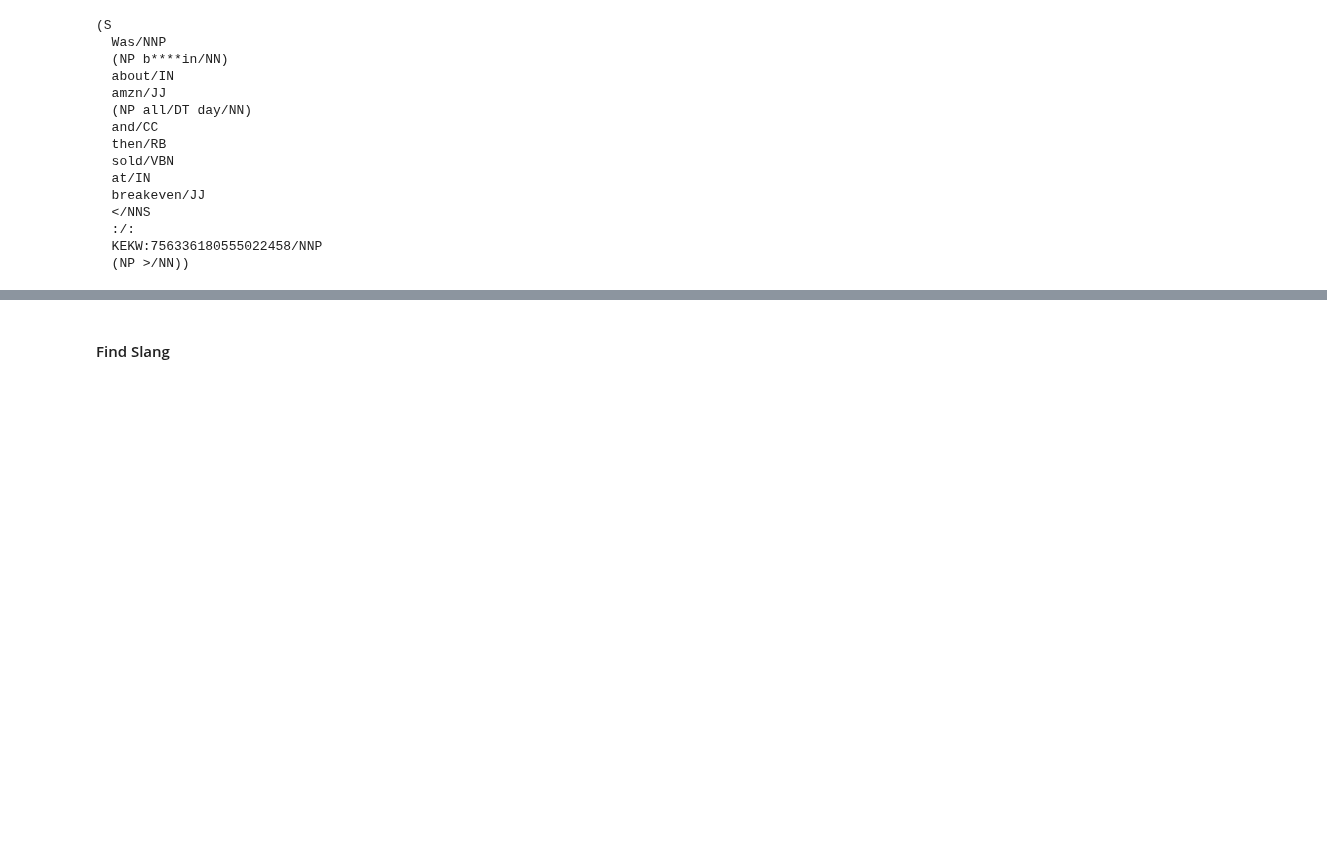
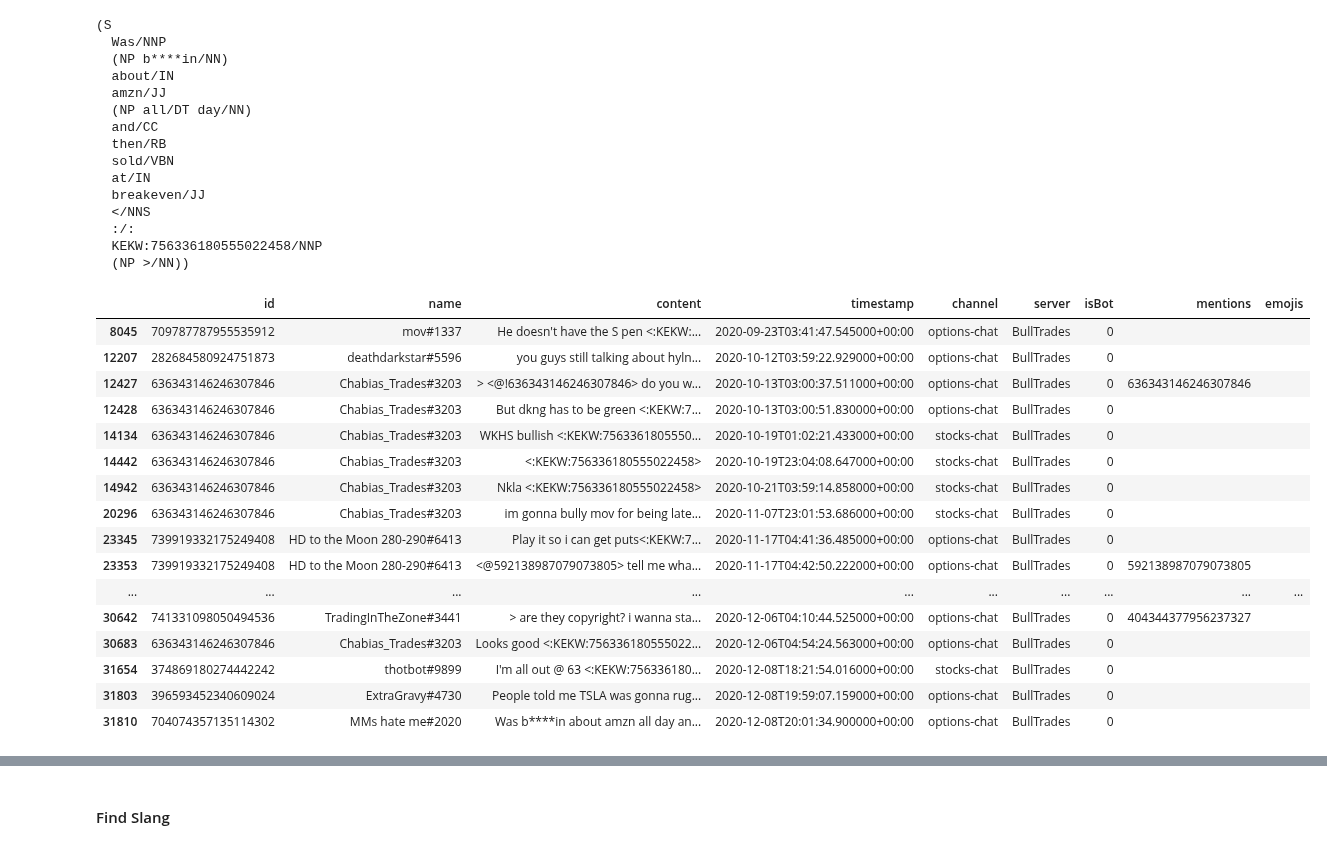
Before and after one commit to kyle-rgb/Discord_Project, a Jupyter notebook: notebooks/Data_Cleaning.ipynb, the cells around one changed output, grey strips where cells are left out. Drawn from its saved outputs; the diff is of its cells as text; code cells hidden in the pictures; blank space fills up the shorter version.

```diff
--- a/notebooks/Data_Cleaning.ipynb
+++ b/notebooks/Data_Cleaning.ipynb
@@ -871,0 +872,20 @@ tree.draw()
+# %%
+total_df[lambda x: x.content.str.contains("756336180555022458")]
+# %% [output]
+|  | id | name | content | timestamp | channel | server | isBot | mentions | emojis |
+| 8045 | 709787787955535912 | mov#1337 | He doesn't have the S pen <:KEKW:... | 2020-09-23T03:41:47.545000+00:00 | options-chat | BullTrades | 0 |  |  |
+| 12207 | 282684580924751873 | deathdarkstar#5596 | you guys still talking about hyln... | 2020-10-12T03:59:22.929000+00:00 | options-chat | BullTrades | 0 |  |  |
+| 12427 | 636343146246307846 | Chabias_Trades#3203 | > <@!636343146246307846> do you w... | 2020-10-13T03:00:37.511000+00:00 | options-chat | BullTrades | 0 | 636343146246307846 |  |
+| 12428 | 636343146246307846 | Chabias_Trades#3203 | But dkng has to be green <:KEKW:7... | 2020-10-13T03:00:51.830000+00:00 | options-chat | BullTrades | 0 |  |  |
+| 14134 | 636343146246307846 | Chabias_Trades#3203 | WKHS bullish <:KEKW:7563361805550... | 2020-10-19T01:02:21.433000+00:00 | stocks-chat | BullTrades | 0 |  |  |
+| 14442 | 636343146246307846 | Chabias_Trades#3203 | <:KEKW:756336180555022458> | 2020-10-19T23:04:08.647000+00:00 | stocks-chat | BullTrades | 0 |  |  |
+| 14942 | 636343146246307846 | Chabias_Trades#3203 | Nkla <:KEKW:756336180555022458> | 2020-10-21T03:59:14.858000+00:00 | stocks-chat | BullTrades | 0 |  |  |
+| 20296 | 636343146246307846 | Chabias_Trades#3203 | im gonna bully mov for being late... | 2020-11-07T23:01:53.686000+00:00 | stocks-chat | BullTrades | 0 |  |  |
+| 23345 | 739919332175249408 | HD to the Moon 280-290#6413 | Play it so i can get puts<:KEKW:7... | 2020-11-17T04:41:36.485000+00:00 | options-chat | BullTrades | 0 |  |  |
+| 23353 | 739919332175249408 | HD to the Moon 280-290#6413 | <@592138987079073805> tell me wha... | 2020-11-17T04:42:50.222000+00:00 | options-chat | BullTrades | 0 | 592138987079073805 |  |
+| ... | ... | ... | ... | ... | ... | ... | ... | ... | ... |
+| 30642 | 741331098050494536 | TradingInTheZone#3441 | > are they copyright? i wanna sta... | 2020-12-06T04:10:44.525000+00:00 | options-chat | BullTrades | 0 | 404344377956237327 |  |
+| 30683 | 636343146246307846 | Chabias_Trades#3203 | Looks good <:KEKW:756336180555022... | 2020-12-06T04:54:24.563000+00:00 | options-chat | BullTrades | 0 |  |  |
+| 31654 | 374869180274442242 | thotbot#9899 | I'm all out @ 63 <:KEKW:756336180... | 2020-12-08T18:21:54.016000+00:00 | stocks-chat | BullTrades | 0 |  |  |
+| 31803 | 396593452340609024 | ExtraGravy#4730 | People told me TSLA was gonna rug... | 2020-12-08T19:59:07.159000+00:00 | options-chat | BullTrades | 0 |  |  |
+| 31810 | 704074357135114302 | MMs hate me#2020 | Was b****in about amzn all day an... | 2020-12-08T20:01:34.900000+00:00 | options-chat | BullTrades | 0 |  |  |
```
Also changed, not shown: parts of 21 cells of this notebook, 1 other file.
